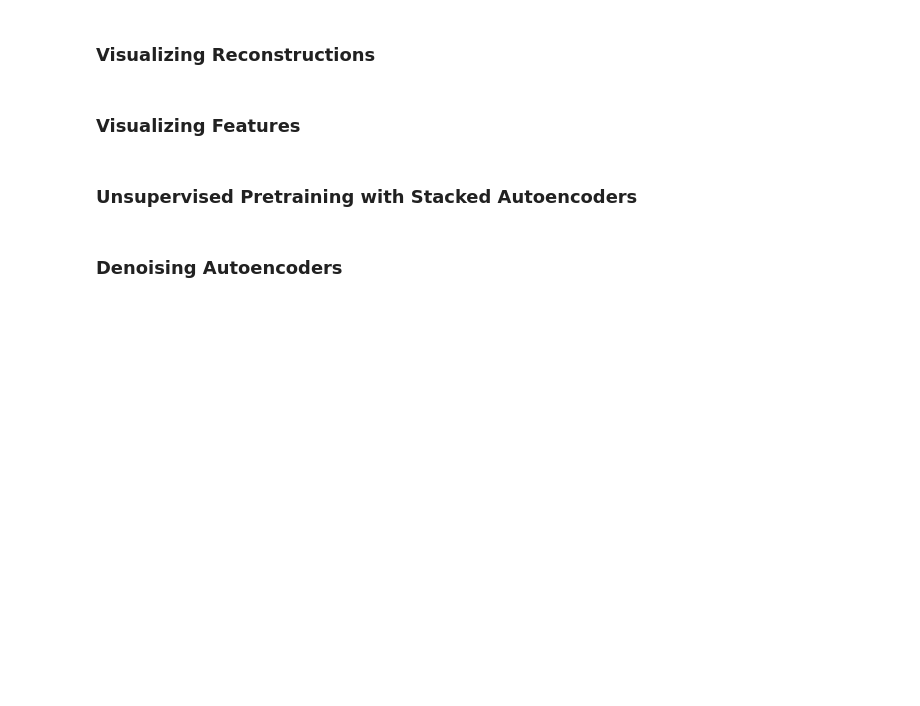
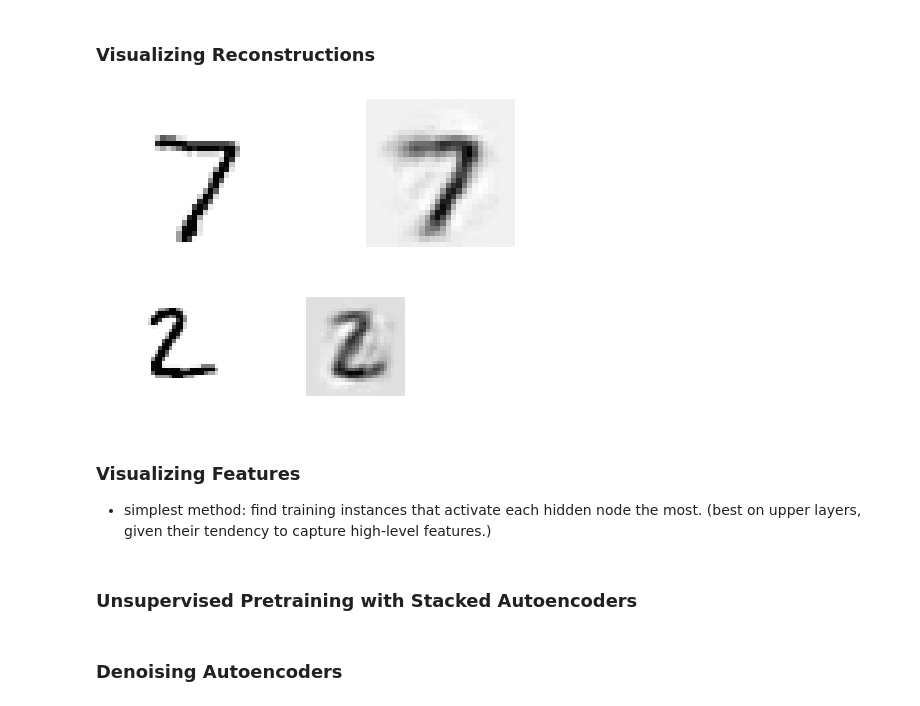
Before and after one commit to bjpcjp/scikit-and-tensorflow-workbooks, a Jupyter notebook: ch15-autoencoders.ipynb, the cells around one changed output. Cells and saved outputs as stored; diff of their text form; code cells hidden in the pictures; blank space fills up the shorter version.

Commit message:
ch15 - stacked AE code working

```diff
--- a/ch15-autoencoders.ipynb
+++ b/ch15-autoencoders.ipynb
@@ -252,7 +353,52 @@ init = tf.global_variables_initializer()
+# %%
+# create stacked AE by reusing weights &and biases from above
+
+tf.reset_default_graph()
+
+n_inputs = 28*28
+
+X = tf.placeholder(tf.float32, shape=[None, n_inputs])
+hidden1 = tf.nn.elu(tf.matmul(X, W1) + b1)
+hidden2 = tf.nn.elu(tf.matmul(hidden1, W2) + b2)
+hidden3 = tf.nn.elu(tf.matmul(hidden2, W3) + b3)
+outputs = tf.matmul(hidden3, W4) + b4
 # %% [markdown]
 ### Visualizing Reconstructions
-# %% [markdown]
-### Visualizing Features
+# %%
+# Load model, evaluates it on test set (reconstruction error)
+# display original & reconstructed images
+
+def show_reconstructed_digits(
+    X,
+    outputs,
+    model_path = None,
+    n_test_digits = 2):
+
+    with tf.Session() as sess:
+        if model_path:
+            saver.restore(sess, model_path)
+
+        X_test = mnist.test.images[:n_test_digits]
+        outputs_val = outputs.eval(feed_dict={X: X_test})
+
+    fig = plt.figure(figsize=(8, 3 * n_test_digits))
+
+    for digit_index in range(n_test_digits):
+
+        plt.subplot(n_test_digits, 2, digit_index * 2 + 1)
+        plot_image(X_test[digit_index])
+        plt.subplot(n_test_digits, 2, digit_index * 2 + 2)
+        plot_image(outputs_val[digit_index])
+        plt.show()
+
+#show_reconstructed_digits(X, outputs, "./my_model_all_layers.ckpt")
+show_reconstructed_digits(X, outputs)
+# %% [output]
+[figure, added]
+[figure, added]
+# %% [markdown]
+### Visualizing Features
+* simplest method: find training instances that activate each hidden node the most. (best on upper layers, given their tendency to capture high-level features.)
 # %% [markdown]
 ### Unsupervised Pretraining with Stacked Autoencoders
 # %% [markdown]
```
Also changed, not shown: parts of 4 cells of this notebook, 1 other file.
